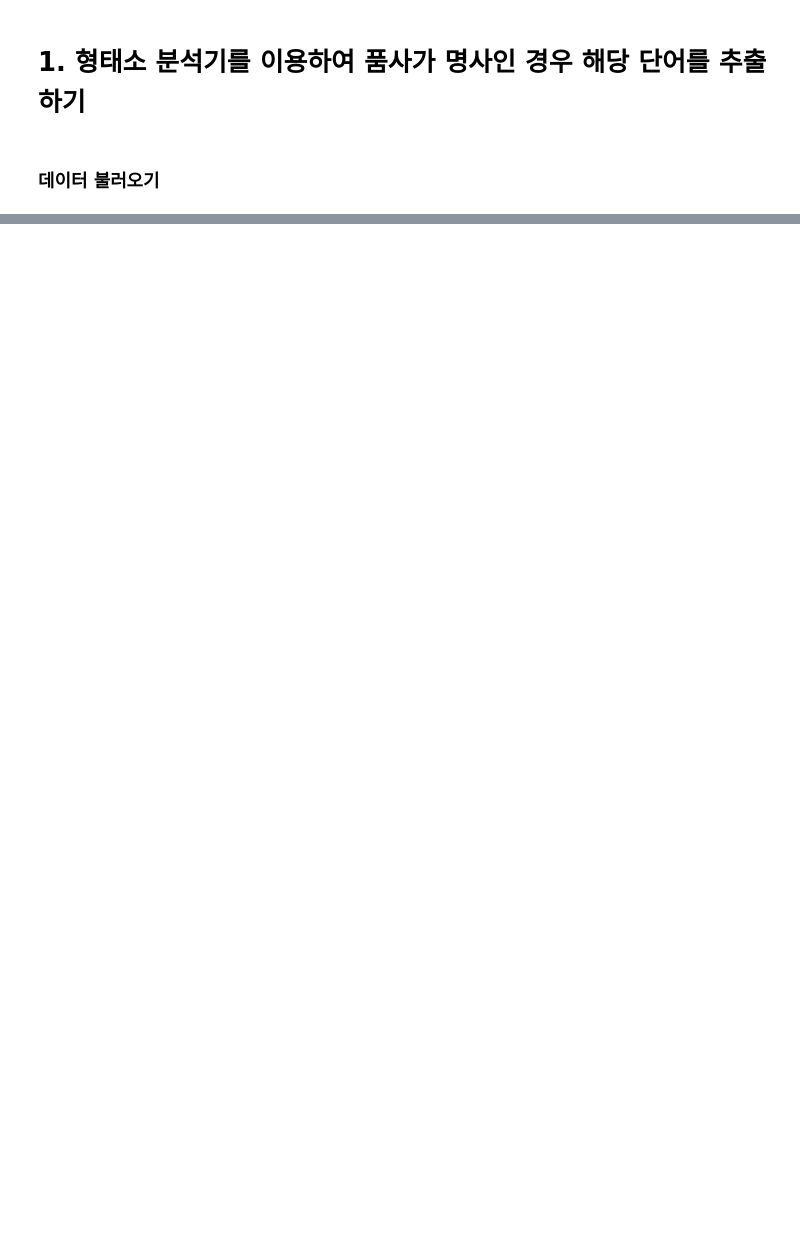
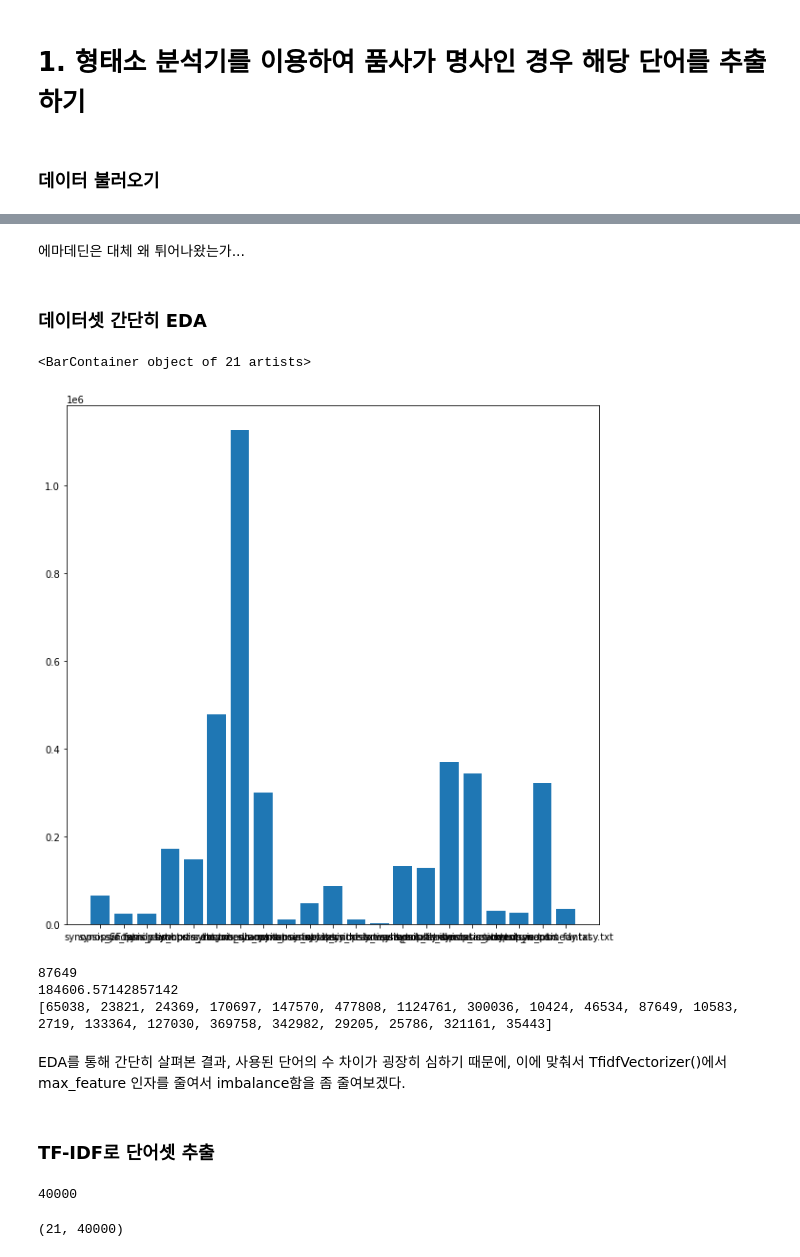
Before and after one commit to Chromis07/aiffel, a Jupyter notebook: goingdeeper/node_06/[G-06]movie_weat.ipynb, the cells around one changed output, grey strips where cells are left out. Cells and saved outputs as stored; diff of their text form; code cells hidden in the pictures; blank space fills up the shorter version.

```diff
--- a/goingdeeper/node_06/[G-06]movie_weat.ipynb
+++ b/goingdeeper/node_06/[G-06]movie_weat.ipynb
@@ -36,3 +14,18 @@ with open(os.getenv('HOME')+'/aiffel/weat/synopsis.txt', 'r') as file:
+# %%
+# 데이터 저장 및 불러오기
+import pickle
+
+def save_pkl(path, data):
+    with open(path, "wb") as f:
+        pickle.dump(data, f)
+
+
+def load_pkl(path):
+    with open(path, "rb") as f:
+        txt = pickle.load(f)
+    return txt
+# %%
+pkl_path = os.getenv('HOME')+'/aiffel/weat/tokenized.pkl'
 # %% [markdown]
 # 1. 형태소 분석기를 이용하여 품사가 명사인 경우 해당 단어를 추출하기
 # %% [markdown]
@@ -39,0 +47,8 @@ with open(os.getenv('HOME')+'/aiffel/weat/synopsis.txt', 'r') as file:
+# %%
+genre_txt = ['synopsis_SF.txt', 'synopsis_family.txt', 'synopsis_show.txt', 'synopsis_horror.txt', 'synopsis_etc.txt',
+             'synopsis_documentary.txt', 'synopsis_drama.txt', 'synopsis_romance.txt', 'synopsis_musical.txt',
+             'synopsis_mystery.txt', 'synopsis_crime.txt', 'synopsis_historical.txt', 'synopsis_western.txt',
+             'synopsis_adult.txt', 'synopsis_thriller.txt', 'synopsis_animation.txt', 'synopsis_action.txt',
+             'synopsis_adventure.txt', 'synopsis_war.txt', 'synopsis_comedy.txt', 'synopsis_fantasy.txt']
+genre_name = ['SF', '가족', '공연', '공포(호러)', '기타', '다큐멘터리', '드라마', '멜로로맨스', '뮤지컬', '미스터리', '범죄', '사극', '서부극(웨스턴)',
+         '성인물(에로)', '스릴러', '애니메이션', '액션', '어드벤처', '전쟁', '코미디', '판타지']
@@ -39,0 +77,2 @@ with open(os.getenv('HOME')+'/aiffel/weat/synopsis.txt', 'r') as file:
+# %%
+gen_list = load_pkl(pkl_path)
@@ -58,0 +118,31 @@ print(len(tokenized))
+# %% [markdown]
+에마데딘은 대체 왜 튀어나왔는가...
+# %% [markdown]
+### 데이터셋 간단히 EDA
+# %%
+# 장르별 사용된 단어 수 그래프
+import matplotlib.pyplot as plt
+import seaborn as sns
+
+y = [len(i) for i in gen_list]
+x = [j for j in genre_txt]
+
+plt.figure(figsize=(10,10))
+plt.bar(x, y)
+# %% [output]
+<BarContainer object of 21 artists>
+[figure, added]
+# %%
+import statistics as stat
+
+print(stat.median(y)) # 중앙값
+print(stat.mean(y)) # 평균
+print(y)
+# %% [output]
+87649
+184606.57142857142
+[65038, 23821, 24369, 170697, 147570, 477808, 1124761, 300036, 10424, 46534, 87649, 10583, 2719, 133364, 127030, 369758, 342982, 29205, 25786, 321161, 35443]
+# %% [markdown]
+EDA를 통해 간단히 살펴본 결과, 사용된 단어의 수 차이가 굉장히 심하기 때문에, 이에 맞춰서 TfidfVectorizer()에서 max_feature 인자를 줄여서 imbalance함을 좀 줄여보겠다.
+# %% [markdown]
+### TF-IDF로 단어셋 추출
@@ -58,0 +152,9 @@ print(len(tokenized))
+# %%
+tfidf_vectorizer.fit(gen_list)
+tfidf_vectorizer.vocabulary_
+print(len(tfidf_vectorizer.vocabulary_.items()))
+X = tfidf_vectorizer.fit_transform(gen_list)
+X.shape
+# %% [output]
+40000
+(21, 40000)
```
Also changed, not shown: parts of 26 cells of this notebook, 1 other file.
